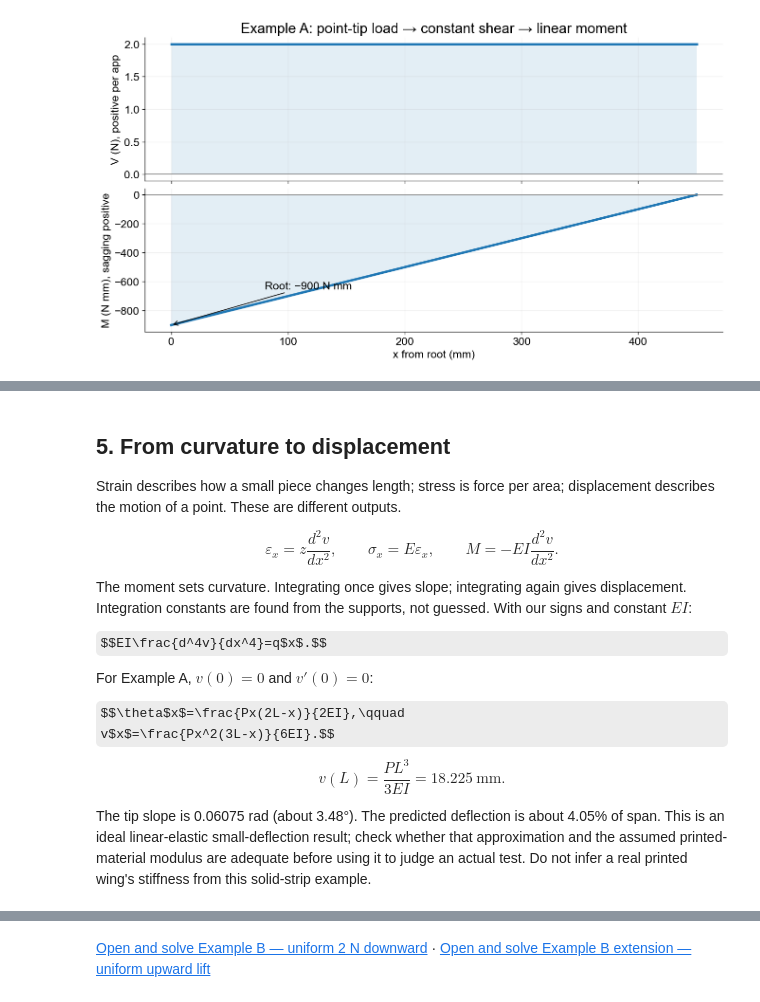
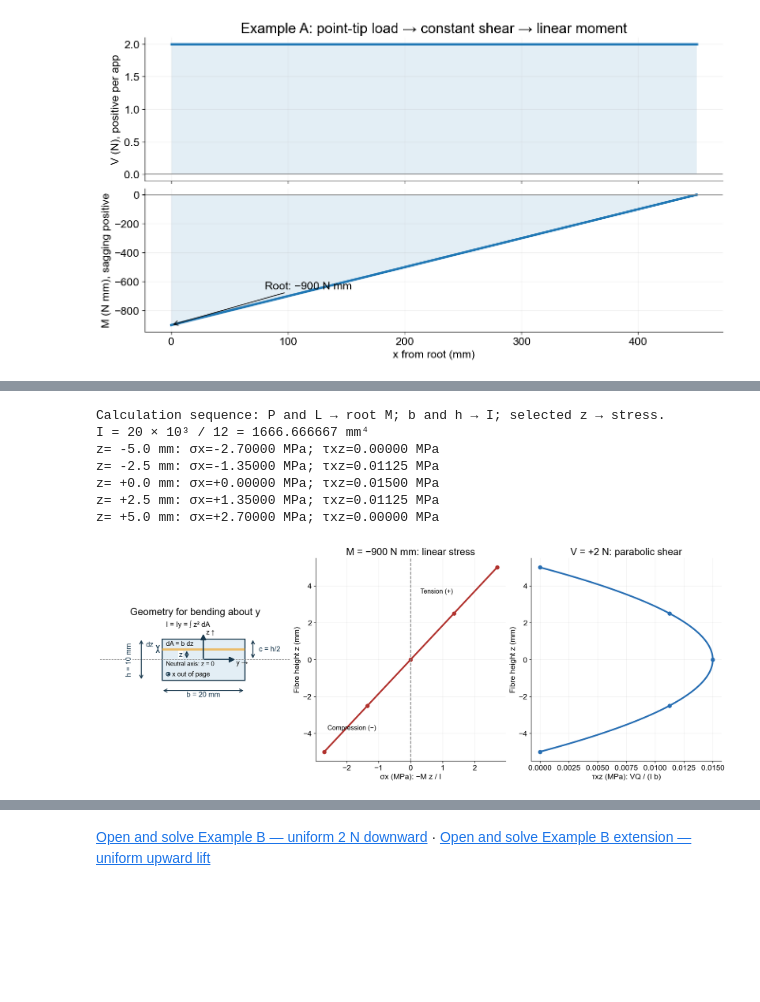
Before and after one commit to Ehsan-Roohi/Aerospace-Structures, a Jupyter notebook: notebooks/MIE446_Lecture_03_Beam_Reactions_Stress_and_Deflection.ipynb, the cells around one changed output, grey strips where cells are left out. Drawn from its saved outputs; the diff is of its cells as text; code cells hidden in the pictures; some formulas as TeX source; blank space fills up the shorter version.

```diff
--- a/notebooks/MIE446_Lecture_03_Beam_Reactions_Stress_and_Deflection.ipynb
+++ b/notebooks/MIE446_Lecture_03_Beam_Reactions_Stress_and_Deflection.ipynb
@@ -51,6 +53,13 @@ def clean_beam(ax, title):
     ax.axis('off')
 print(f'L={L:g} mm; b={b:g} mm; h={h:g} mm; E={E:g} MPa (assumed teaching value)')
 print(f'A={A:g} mm²; I={I:.3f} mm⁴; EI={EI:.3f} N mm²')
+
+def dimension(ax, start, end, label, offset=(0,0), color='#19394e', rotation=0):
+    ax.annotate('', xy=end, xytext=start,
+                arrowprops=dict(arrowstyle='<->', color=color, lw=1.6))
+    centre=(np.asarray(start)+np.asarray(end))/2+np.asarray(offset)
+    ax.text(*centre,label,ha='center',va='center',color=color,fontsize=13,rotation=rotation,
+            bbox=dict(facecolor='white',edgecolor='none',pad=1))
 # %% [output]
 L=450 mm; b=20 mm; h=10 mm; E=2000 MPa (assumed teaching value)
 A=200 mm²; I=1666.667 mm⁴; EI=3333333.333 N mm²
@@ -221,20 +278,51 @@ Neutral-axis maximum transverse shear = 0.0150 MPa
-# %% [markdown]
-## 5. From curvature to displacement
-
-Strain describes how a small piece changes length; stress is force per area; displacement describes the motion of a point. These are different outputs.
-
-$$\varepsilon_x=z\frac{d^2v}{dx^2},\qquad \sigma_x=E\varepsilon_x,\qquad
-M=-EI\frac{d^2v}{dx^2}.$$
-
-The moment sets curvature. Integrating once gives slope; integrating again gives displacement. Integration constants are found from the supports, not guessed. With our signs and constant $EI$:
-
-$$EI\frac{d^4v}{dx^4}=q$x$.$$
-
-For Example A, $v(0)=0$ and $v'(0)=0$:
-
-$$\theta$x$=\frac{Px(2L-x)}{2EI},\qquad
-v$x$=\frac{Px^2(3L-x)}{6EI}.$$
-
-$$\boxed{v(L)=\frac{PL^3}{3EI}=18.225\ \mathrm{mm}}.$$
-
-The tip slope is 0.06075 rad (about 3.48°). The predicted deflection is about 4.05% of span. This is an ideal linear-elastic small-deflection result; check whether that approximation and the assumed printed-material modulus are adequate before using it to judge an actual test. Do not infer a real printed wing's stiffness from this solid-strip example.
+# %%
+
+#@title Figure 4 — dimensions, area strip, numerical stress samples and profiles
+z=np.linspace(-h/2,h/2,151)
+sigma=-(-P*L)*z/I
+tau=1.5*P/A*(1-(2*z/h)**2)
+fig,axes=plt.subplots(1,3,figsize=(16,6),layout='constrained')
+ax=axes[0]
+ax.add_patch(Rectangle((-b/2,-h/2),b,h,facecolor='#e3eef5',edgecolor='#19394e',lw=2))
+ax.add_patch(Rectangle((-b/2,2.2),b,.45,facecolor='#eeb147',alpha=.8))
+ax.axhline(0,color='gray',ls='--',lw=1)
+dimension(ax,(-10,-7.5),(10,-7.5),'b = 20 mm',(0,-1))
+dimension(ax,(-15,-5),(-15,5),'h = 10 mm',(-3,0),rotation=90)
+dimension(ax,(12,0),(12,5),'c = h/2',(4,0))
+dimension(ax,(-4,0),(-4,2.4),'z',(-1.5,0))
+dimension(ax,(-11,2.2),(-11,2.65),'dz',(-2,1.2))
+ax.text(-9,3.4,'dA = b dz',fontsize=12)
+arrow(ax,(0,0),(0,6.5),'#19394e'); ax.text(.7,6.2,'z ↑',fontsize=12)
+arrow(ax,(0,0),(8,0),'#19394e'); ax.text(8,-1.2,'y →',fontsize=12)
+ax.text(-9,-1.4,'Neutral axis: z = 0',fontsize=11)
+ax.add_patch(Circle((-8.5,-3.5),.45,fill=False,edgecolor='#19394e',lw=1.5))
+ax.plot(-8.5,-3.5,'.',color='#19394e')
+ax.text(-7.5,-4,'x out of page',fontsize=12)
+ax.text(-9,8,'I = Iy = ∫ z² dA',fontsize=13)
+ax.set(xlim=(-25,21),ylim=(-10,10),title='Geometry for bending about y')
+ax.set_aspect('equal'); ax.axis('off')
+samples=np.array([-5,-2.5,0,2.5,5])
+axes[1].plot(sigma,z,lw=3,color='#b1322e')
+axes[1].scatter(.54*samples,samples,s=45,color='#b1322e')
+axes[1].axvline(0,color='gray',ls='--')
+axes[1].set(xlabel='σx (MPa): −M z / I',ylabel='Fibre height z (mm)',title='M = −900 N mm: linear stress')
+axes[1].text(-2.6,-3.8,'Compression (−)',fontsize=12)
+axes[1].text(.3,3.6,'Tension (+)',fontsize=12)
+axes[2].plot(tau,z,lw=3,color='#276eb3')
+axes[2].scatter(.015*(1-(samples/5)**2),samples,s=45,color='#276eb3')
+axes[2].set(xlabel='τxz (MPa): VQ / (I b)',ylabel='Fibre height z (mm)',title='V = +2 N: parabolic shear')
+for ax in axes[1:]: ax.grid(alpha=.2)
+plt.show()
+print('Calculation sequence: P and L → root M; b and h → I; selected z → stress.')
+print(f'I = {b:g} × {h:g}³ / 12 = {I:.6f} mm⁴')
+for zi in samples:
+    print(f'z={zi:+5.1f} mm: σx={P*L*zi/I:+.5f} MPa; τxz={1.5*P/A*(1-(2*zi/h)**2):.5f} MPa')
+# %% [output]
+Calculation sequence: P and L → root M; b and h → I; selected z → stress.
+I = 20 × 10³ / 12 = 1666.666667 mm⁴
+z= -5.0 mm: σx=-2.70000 MPa; τxz=0.00000 MPa
+z= -2.5 mm: σx=-1.35000 MPa; τxz=0.01125 MPa
+z= +0.0 mm: σx=+0.00000 MPa; τxz=0.01500 MPa
+z= +2.5 mm: σx=+1.35000 MPa; τxz=0.01125 MPa
+z= +5.0 mm: σx=+2.70000 MPa; τxz=0.00000 MPa
+[figure, added]
```
Also changed, not shown: parts of 27 cells of this notebook, 5 other files.
